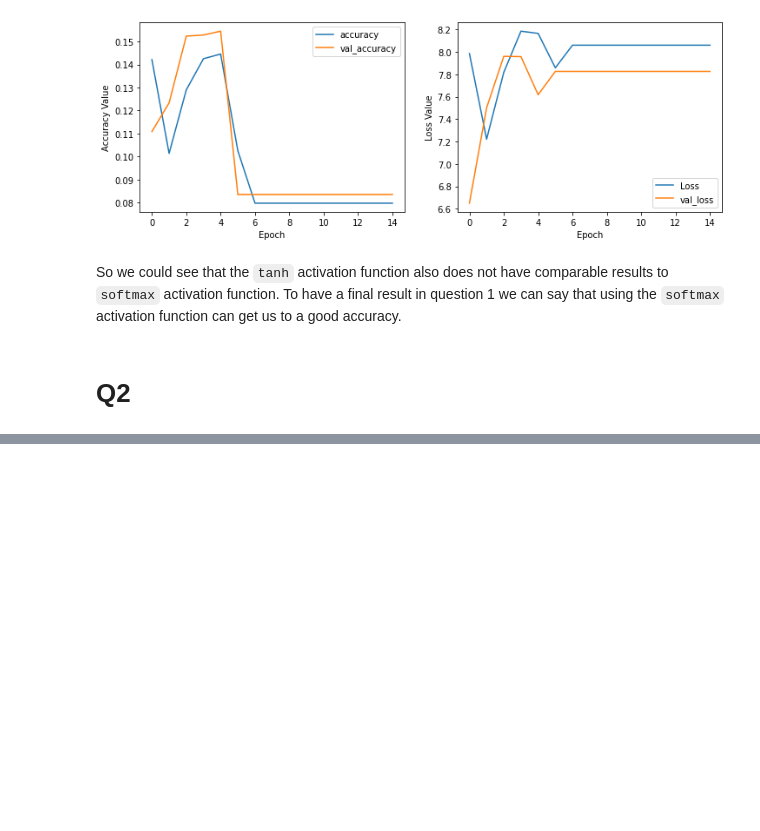
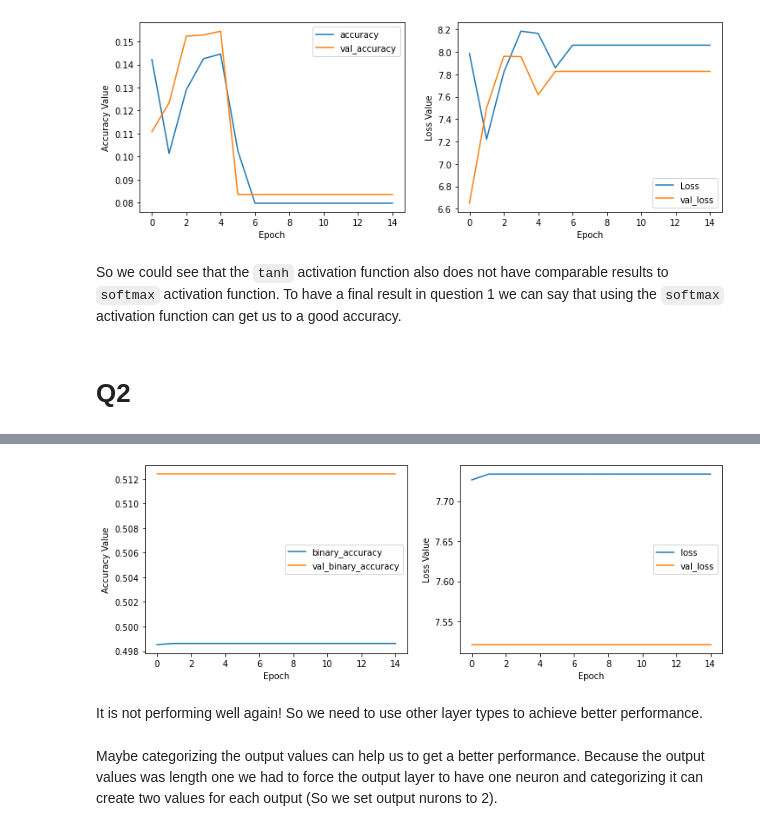
Before and after one commit to amindadgar/Machine-Learning, a Jupyter notebook: HW4/main.ipynb, the cells around one changed output, grey strips where cells are left out. Drawn from its saved outputs; the diff is of its cells as text; code cells hidden in the pictures; blank space fills up the shorter version.

```diff
--- a/HW4/main.ipynb
+++ b/HW4/main.ipynb
@@ -395,0 +663,12 @@ So we could see that the `tanh` activation function also does not have comparabl
+# %%
+model_imdb4 = keras.Sequential()
+model_imdb4.add(keras.layers.Dense(2500, activation='softmax', input_shape=(2500, )))
+model_imdb4.add(keras.layers.Dense(1024, activation='relu', input_shape=(2500, )))
+model_imdb4.add(keras.layers.Dense(512, activation='relu', input_shape=(2500, )))
+model_imdb4.add(keras.layers.Dense(256, activation='relu', input_shape=(2500, )))
+model_imdb4.add(keras.layers.Dense(128, activation='relu', input_shape=(2500, )))
+model_imdb4.add(keras.layers.Dense(1, activation='relu', input_shape=(2500, )))
+
+
+
+model_imdb4.summary()
@@ -395,0 +693,15 @@ So we could see that the `tanh` activation function also does not have comparabl
+# %%
+## Let's have a high learning rate to see how good it can perform in low count iterations
+## having high learning rate can cause to near random results and we want that to see how good it can perform
+model_imdb4.compile(optimizer=tf.keras.optimizers.Adam(learning_rate=1e-1),
+              loss=tf.keras.losses.BinaryCrossentropy(),
+              metrics=[tf.keras.metrics.BinaryAccuracy(),
+                       tf.keras.metrics.FalseNegatives()], )
+# %%
+history_model_imdb4 = model_imdb4.fit(
+    x_train ,
+    y_train,
+    batch_size=32,
+    epochs=15,
+    validation_split=0.1
+)
@@ -395,0 +726,10 @@ So we could see that the `tanh` activation function also does not have comparabl
+# %%
+plot_history(history_model_imdb4,
+             ax1_keys=['binary_accuracy', 'val_binary_accuracy'],
+             ax2_keys=['loss', 'val_loss'])
+# %% [output]
+[figure, added]
+# %% [markdown]
+It is not performing well again! So we need to use other layer types to achieve better performance.
+# %% [markdown]
+Maybe categorizing the output values can help us to get a better performance. Because the output values was length one we had to force the output layer to have one neuron and categorizing it can create two values for each output (So we set output nurons to 2).
```
Also changed, not shown: parts of 33 cells of this notebook.
